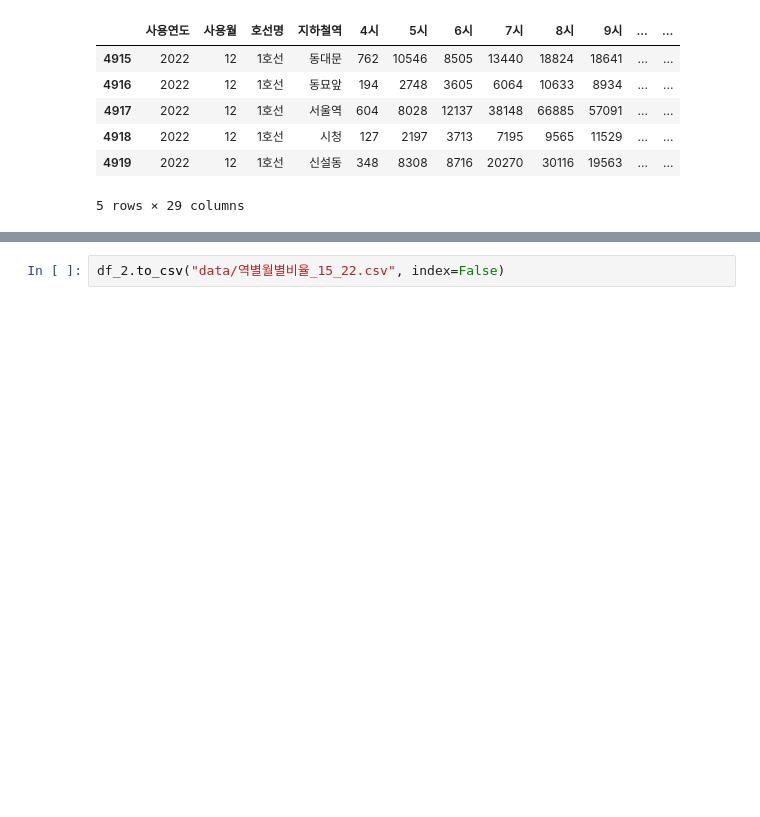
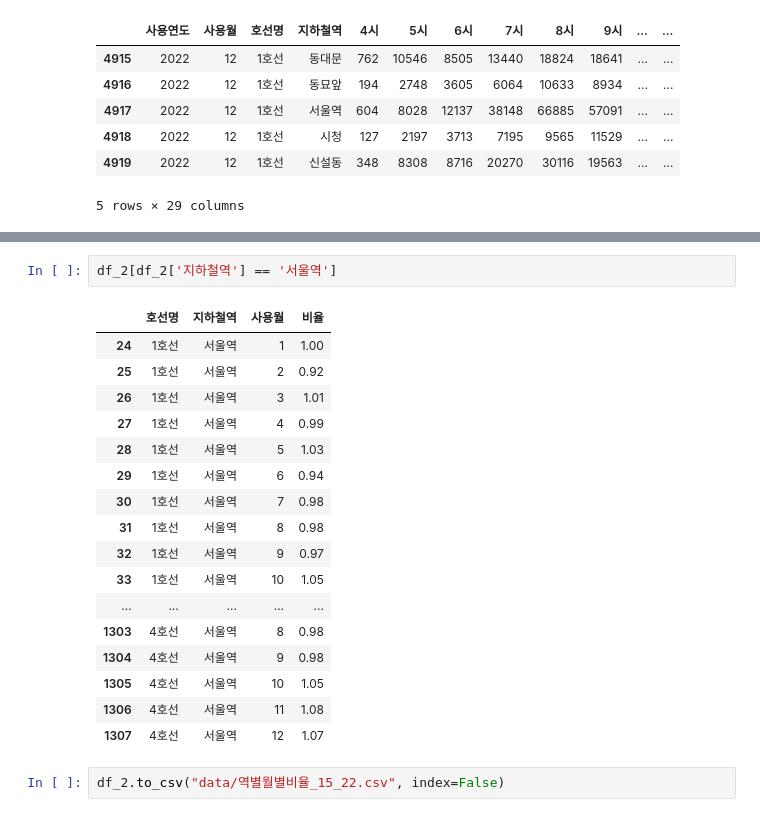
Before and after one commit to SSolLEE/tempProject, a Jupyter notebook: python/crawling/semi/역별월별비율.ipynb, the cells around one changed output, grey strips where cells are left out. Cells and saved outputs as stored; diff of their text form; blank space fills up the shorter version.

```diff
--- a/python/crawling/semi/역별월별비율.ipynb
+++ b/python/crawling/semi/역별월별비율.ipynb
@@ -196,3 +187,23 @@ df_2
+# %%
+df_2[df_2['지하철역'] == '서울역']
+# %% [output]
+|  | 호선명 | 지하철역 | 사용월 | 비율 |
+| 24 | 1호선 | 서울역 | 1 | 1.00 |
+| 25 | 1호선 | 서울역 | 2 | 0.92 |
+| 26 | 1호선 | 서울역 | 3 | 1.01 |
+| 27 | 1호선 | 서울역 | 4 | 0.99 |
+| 28 | 1호선 | 서울역 | 5 | 1.03 |
+| 29 | 1호선 | 서울역 | 6 | 0.94 |
+| 30 | 1호선 | 서울역 | 7 | 0.98 |
+| 31 | 1호선 | 서울역 | 8 | 0.98 |
+| 32 | 1호선 | 서울역 | 9 | 0.97 |
+| 33 | 1호선 | 서울역 | 10 | 1.05 |
+| ... | ... | ... | ... | ... |
+| 1303 | 4호선 | 서울역 | 8 | 0.98 |
+| 1304 | 4호선 | 서울역 | 9 | 0.98 |
+| 1305 | 4호선 | 서울역 | 10 | 1.05 |
+| 1306 | 4호선 | 서울역 | 11 | 1.08 |
+| 1307 | 4호선 | 서울역 | 12 | 1.07 |
 # %%
 df_2.to_csv("data/역별월별비율_15_22.csv", index=False)
 # %% [markdown]
```
Also changed, not shown: parts of 7 cells of this notebook, 4 other files.
